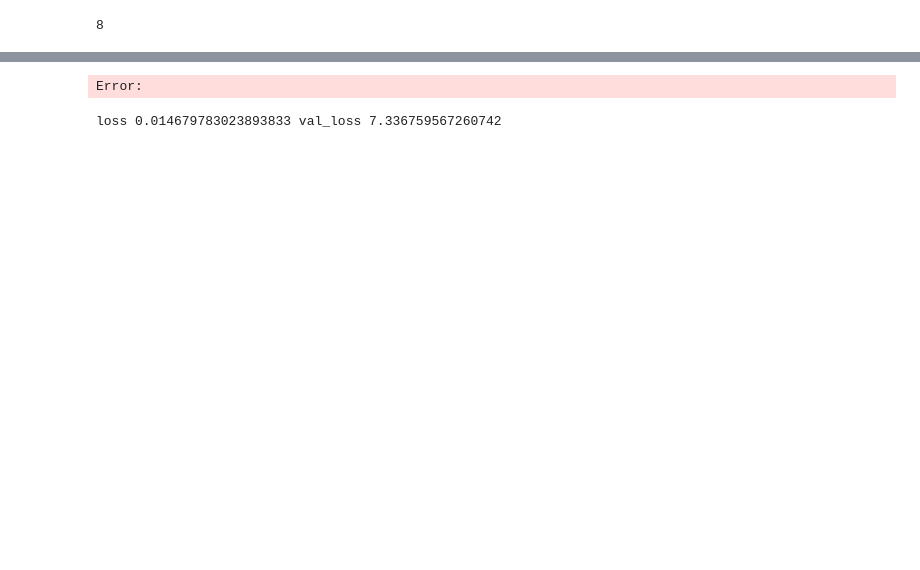
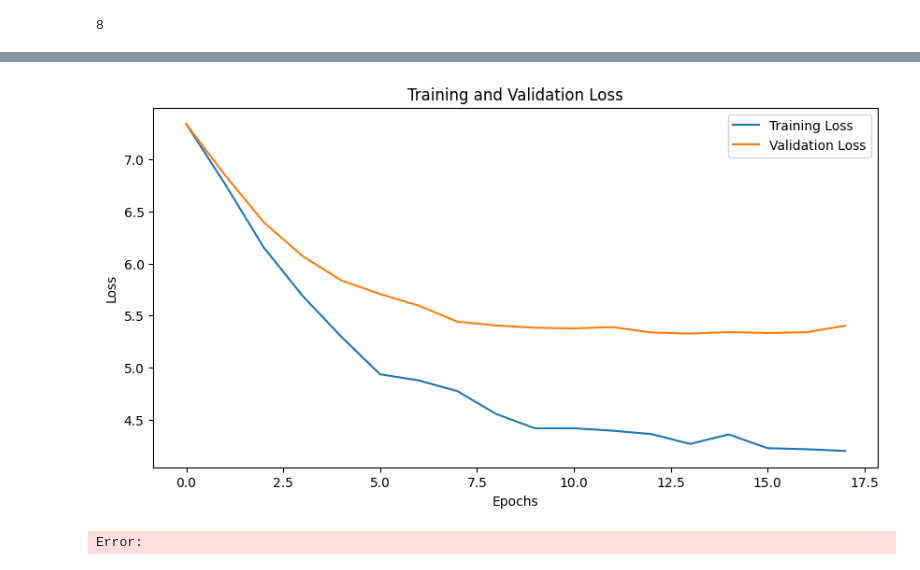
Before and after one commit to Ally511/GPT, a Jupyter notebook: neural-gram.ipynb, the cells around one changed output, grey strips where cells are left out. Saved outputs shown, nothing was run; the diff lists cells and outputs as text; code cells hidden in the pictures; blank space fills up the shorter version.

```diff
--- a/neural-gram.ipynb
+++ b/neural-gram.ipynb
@@ -76,6 +76,9 @@ def decode_characters(input):
     decoded = decoded.replace('_', ' ')
     return decoded
 # %%
+global_loss = []
+global_val_loss = []
+
 class BigramLanguageModel(nn.Module):
     """
     A simple bigram language model implemented using PyTorch.
@@ -106,7 +109,7 @@ class BigramLanguageModel(nn.Module):
 
         # save loss for later reference
         self.current_loss = 0
-        self.val_loss = 0
+        self.validation_loss = 0
 
     def calculate_softmax(self, x):
         """
@@ -227,8 +230,9 @@ class BigramLanguageModel(nn.Module):
             # Get a batch of data
             xb, yb = get_batch('train', blocksize, batchsize)
             # Forward pass
-            logits, current_loss = self.forward(xb, yb)
-            self.current_loss = (self.current_loss + current_loss)
+            logits, c_loss = self.forward(xb, yb)
+            self.current_loss = (self.current_loss + c_loss)
+
             # Zero gradients
             self.optimizer.zero_grad(set_to_none=True)
             # Compute gradients manually
@@ -236,27 +240,27 @@ class BigramLanguageModel(nn.Module):
             self.embedding_param.grad = torch.tensor(gradient, dtype=torch.float32)
             # Update parameters
             self.optimizer.step()
+            if(step % validation_steps == 0):
 
-            if(step % validation_steps == 0):
                 val_loss = 0
 
                 for _ in range( validation_steps//10 ):
                     xb, yb = get_batch('val', blocksize, batchsize)
+
                     _, loss = self.forward(xb, yb)
-                    val_loss = val_loss + loss
+                    val_loss = val_loss + loss.detach().numpy()
                 val_loss = val_loss / (validation_steps //10)
                 self.current_loss = self.current_loss / validation_steps
+
                 print(f"loss {self.current_loss.item()} val_loss {val_loss} ")
+                global_val_loss.append(val_loss)
 
-                if(self.val_loss < val_loss):
+                if(self.validation_loss < val_loss):
                     pacience = pacience + 1
                 else: pacience = 0
+                self.validation_loss = val_loss
+                global_loss.append(c_loss.detach().numpy())
                 if(pacience == max_pacience):
                     break
-                self.val_loss = val_loss
                 self.current_loss = 0
-
-                # plt.figure(figsize=(8, 6))  # Adjust figure size as needed
-                # sns.heatmap(self.embedding_param.data) # Use seaborn for a nicer heatmap
-                # plt.show()
 # %%
@@ -305,3 +331,15 @@ def eval_model( validation_steps = 500, pacience =  5, blocksize = 32, batchsize
+# %%
+# plot the global validation loss and training loss
+plt.figure(figsize=(10, 5))
+plt.plot(global_loss, label='Training Loss')
+plt.plot(global_val_loss, label='Validation Loss')
+plt.xlabel('Epochs')
+plt.ylabel('Loss')
+plt.title('Training and Validation Loss')
+plt.legend()
+plt.show()
+# %% [output]
+[figure, added]
 # %%
 default_validation_steps = 500
 default_pacience =  5
@@ -314,10 +352,3 @@ blocksize = [ 32, 64, 8, 12]
 seqsize = [256, 32,64,128]
 # %% [output]
 Error:
-# %%
-# Vary blocksize
-for b in blocksize:
-    loss, val = eval_model(validation_steps=default_validation_steps, pacience=default_pacience, blocksize=b, batchsize=default_seqsize)
-    print(f"blocksize {b}, loss {loss}, val_loss {val}")
-# %% [output]
-loss 0.014679783023893833 val_loss 7.336759567260742
```
Also changed, not shown: parts of 4 cells of this notebook, 1 other file.
